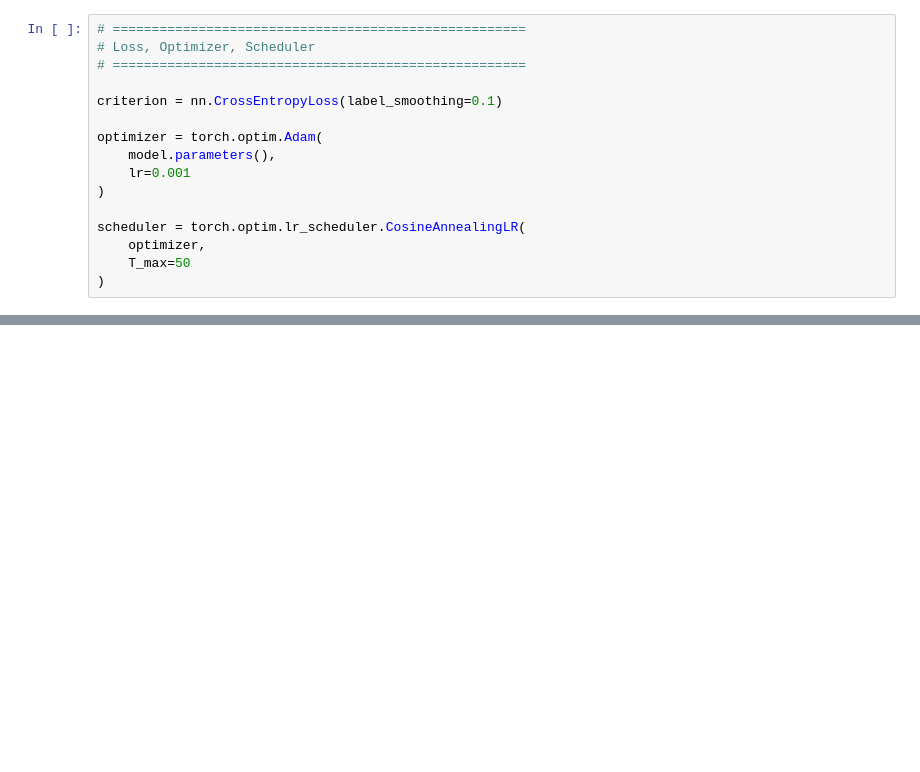
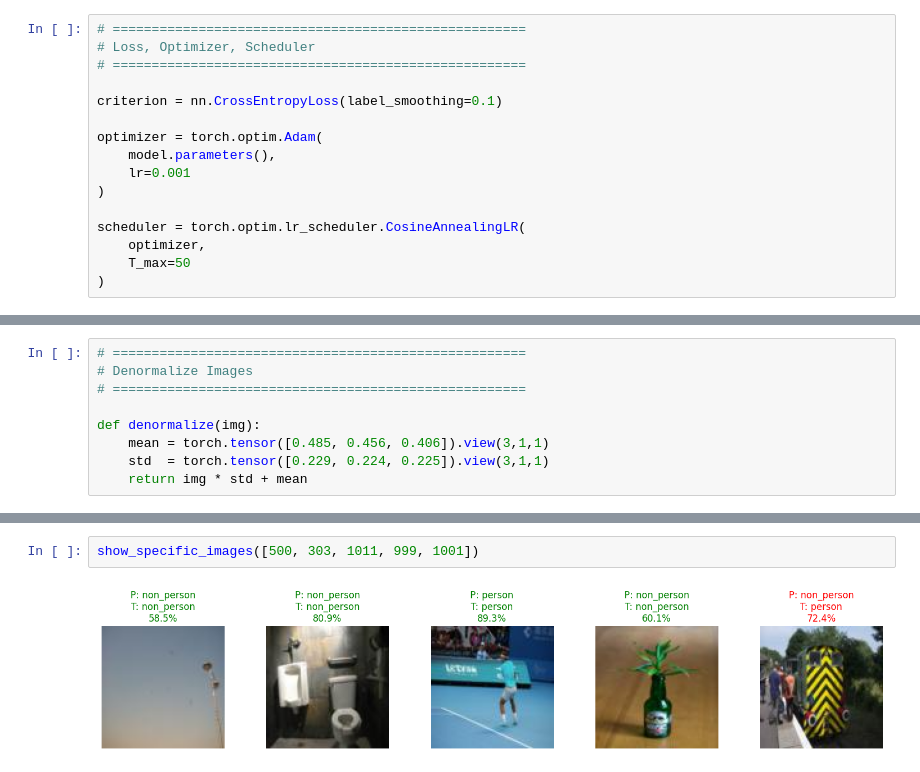
Before and after one commit to raki-rankawat/stm32-thesis, a Jupyter notebook: MobileNetV2_Model.ipynb, the cells around one changed output, grey strips where cells are left out. Saved outputs shown, nothing was run; the diff lists cells and outputs as text; blank space fills up the shorter version.

```diff
--- a/MobileNetV2_Model.ipynb
+++ b/MobileNetV2_Model.ipynb
@@ -558,0 +558,9 @@ Best accuracy: 80.05
+# %%
+# =====================================================
+# Denormalize Images
+# =====================================================
+
+def denormalize(img):
+    mean = torch.tensor([0.485, 0.456, 0.406]).view(3,1,1)
+    std  = torch.tensor([0.229, 0.224, 0.225]).view(3,1,1)
+    return img * std + mean
@@ -558,0 +611,4 @@ Best accuracy: 80.05
+# %%
+show_specific_images([500, 303, 1011, 999, 1001])
+# %% [output]
+[figure, added]
```
Also changed, not shown: parts of 9 cells of this notebook.
